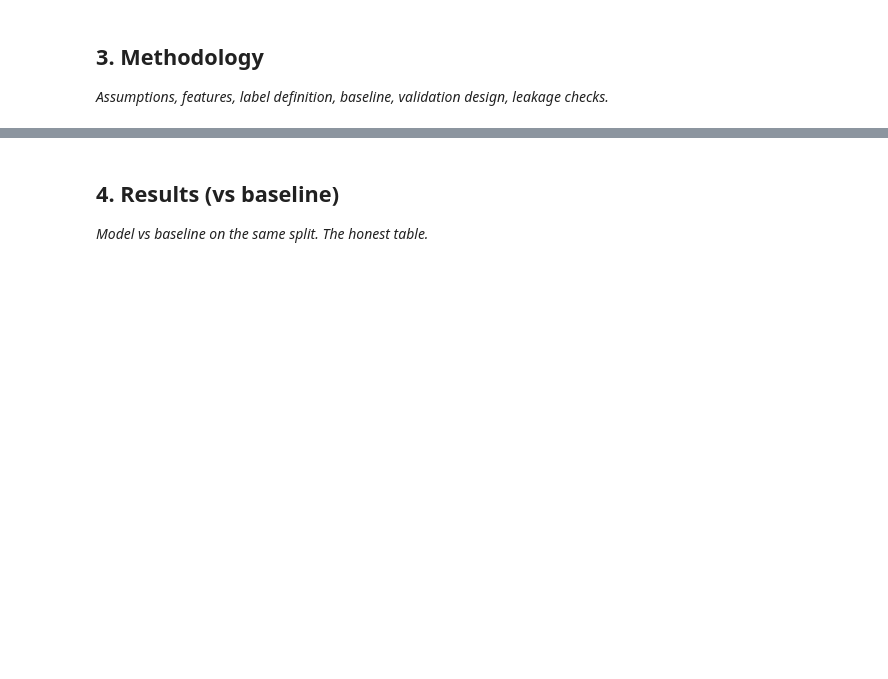
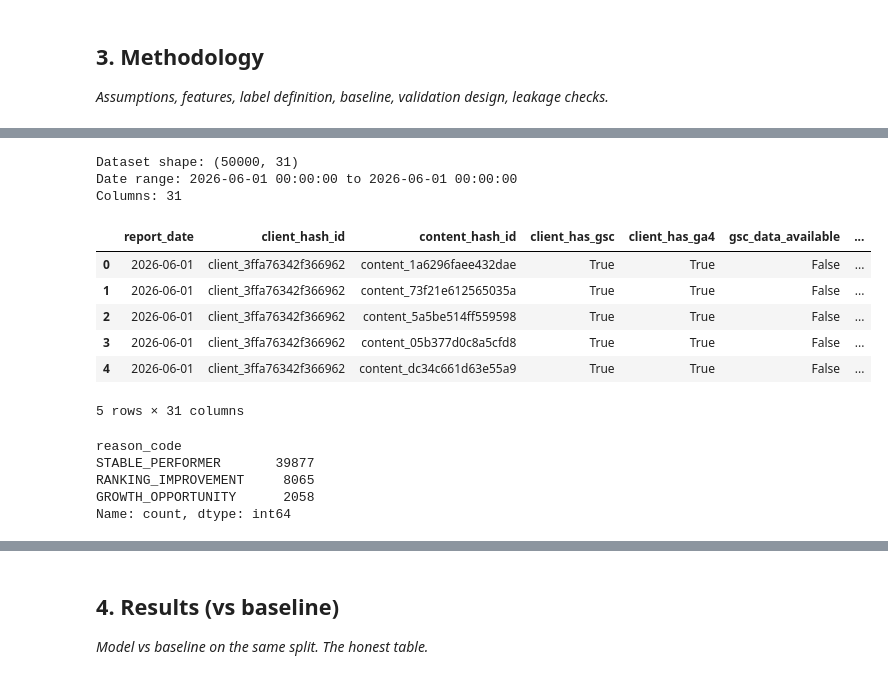
Before and after one commit to jawad66108/flyrank_ML_internship, a Jupyter notebook: work/notebooks/capstone.ipynb, the cells around one changed output, grey strips where cells are left out. Drawn from its saved outputs; the diff is of its cells as text; code cells hidden in the pictures; blank space fills up the shorter version.

```diff
--- a/work/notebooks/capstone.ipynb
+++ b/work/notebooks/capstone.ipynb
@@ -29,0 +141,68 @@ This skeleton is yours to fill. Work the sections **in order** — each one has
+# %%
+# Load the public-safe sample dataset
+
+import pandas as pd
+import numpy as np
+
+df = con.execute(
+    f"""
+    SELECT *
+    FROM {TABLES['fact_daily_sample']}
+    LIMIT 50000
+    """
+).df()
+
+df["report_date"] = pd.to_datetime(df["report_date"])
+
+print("Dataset shape:", df.shape)
+print("Date range:", df["report_date"].min(), "to", df["report_date"].max())
+print("Columns:", len(df.columns))
+
+display(df.head())
+# %% [output]
+Dataset shape: (50000, 31)
+Date range: 2026-06-01 00:00:00 to 2026-06-01 00:00:00
+Columns: 31
+|  | report_date | client_hash_id | content_hash_id | client_has_gsc | client_has_ga4 | gsc_data_available | ... |
+| 0 | 2026-06-01 | client_3ffa76342f366962 | content_1a6296faee432dae | True | True | False | ... |
+| 1 | 2026-06-01 | client_3ffa76342f366962 | content_73f21e612565035a | True | True | False | ... |
+| 2 | 2026-06-01 | client_3ffa76342f366962 | content_5a5be514ff559598 | True | True | False | ... |
+| 3 | 2026-06-01 | client_3ffa76342f366962 | content_05b377d0c8a5cfd8 | True | True | False | ... |
+| 4 | 2026-06-01 | client_3ffa76342f366962 | content_dc34c661d63e55a9 | True | True | False | ... |
+5 rows × 31 columns
+# %%
+# Feature engineering
+
+df["ctr"] = (
+    df["gsc_clicks"] /
+    (df["gsc_impressions"] + 1)
+)
+
+high_imp = df["gsc_impressions"].quantile(0.75)
+median_ctr = df["ctr"].median()
+median_imp = df["gsc_impressions"].median()
+
+df["reason_code"] = np.select(
+    [
+        (df["gsc_impressions"] > high_imp) &
+        (df["ctr"] < median_ctr),
+
+        df["gsc_sum_position"] > 10,
+
+        df["gsc_impressions"] > median_imp
+    ],
+    [
+        "HIGH_IMPRESSIONS_LOW_CTR",
+        "RANKING_IMPROVEMENT",
+        "GROWTH_OPPORTUNITY"
+    ],
+    default="STABLE_PERFORMER"
+)
+
+print(df["reason_code"].value_counts())
+# %% [output]
+reason_code
+STABLE_PERFORMER       39877
+RANKING_IMPROVEMENT     8065
+GROWTH_OPPORTUNITY      2058
+Name: count, dtype: int64
```
Also changed, not shown: parts of 29 cells of this notebook.
